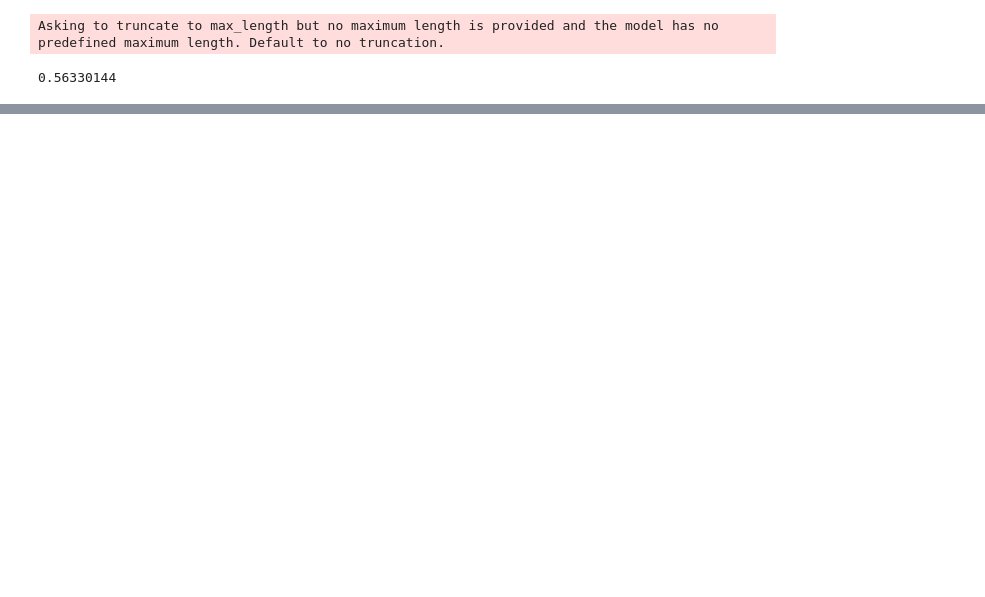
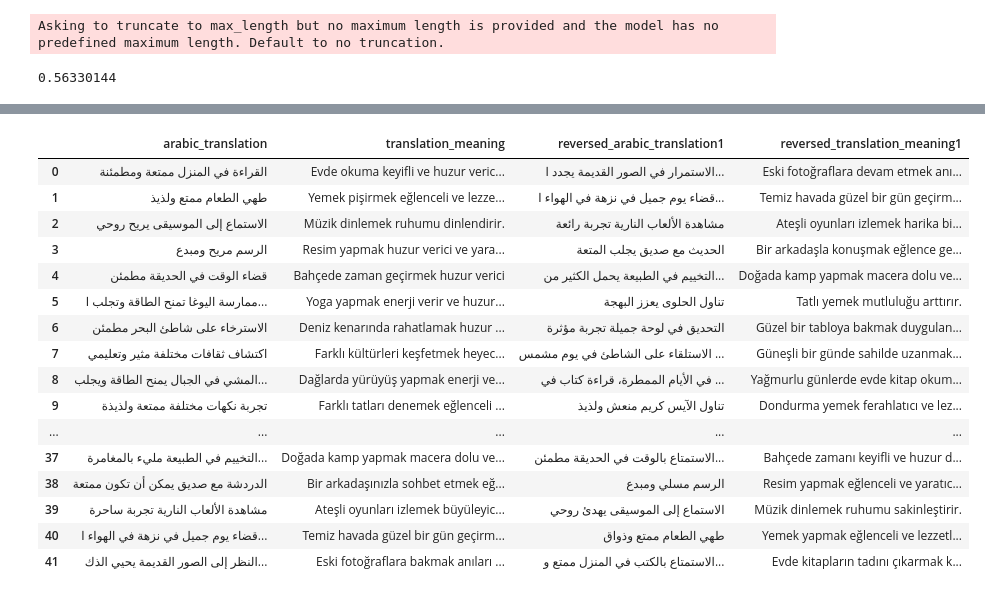
Before and after one commit to kadirculha/ArabicSimilarity, a Jupyter notebook: model_use.ipynb, the cells around one changed output, grey strips where cells are left out. Saved outputs shown, nothing was run; the diff lists cells and outputs as text; code cells hidden in the pictures; blank space fills up the shorter version.

```diff
--- a/model_use.ipynb
+++ b/model_use.ipynb
@@ -90,0 +127,23 @@ Similarity Score:0.9433769583702087
+# %%
+df["reversed_arabic_translation1"] = df["arabic_translation1"][::-1].values
+df["reversed_translation_meaning1"] = df["translation_meaning1"][::-1].values
+df = df[["arabic_translation","translation_meaning","reversed_arabic_translation1","reversed_translation_meaning1"]]
+df.head()
+# %% [output]
+|  | arabic_translation | translation_meaning | reversed_arabic_translation1 | reversed_translation_meaning1 |
+| 0 | القراءة في المنزل ممتعة ومطمئنة | Evde okuma keyifli ve huzur veric... | الاستمرار في الصور القديمة يجدد ا... | Eski fotoğraflara devam etmek anı... |
+| 1 | طهي الطعام ممتع ولذيذ | Yemek pişirmek eğlenceli ve lezze... | قضاء يوم جميل في نزهة في الهواء ا... | Temiz havada güzel bir gün geçirm... |
+| 2 | الاستماع إلى الموسيقى يريح روحي | Müzik dinlemek ruhumu dinlendirir. | مشاهدة الألعاب النارية تجربة رائعة | Ateşli oyunları izlemek harika bi... |
+| 3 | الرسم مريح ومبدع | Resim yapmak huzur verici ve yara... | الحديث مع صديق يجلب المتعة | Bir arkadaşla konuşmak eğlence ge... |
+| 4 | قضاء الوقت في الحديقة مطمئن | Bahçede zaman geçirmek huzur verici | التخييم في الطبيعة يحمل الكثير من... | Doğada kamp yapmak macera dolu ve... |
+| 5 | ممارسة اليوغا تمنح الطاقة وتجلب ا... | Yoga yapmak enerji verir ve huzur... | تناول الحلوى يعزز البهجة | Tatlı yemek mutluluğu arttırır. |
+| 6 | الاسترخاء على شاطئ البحر مطمئن | Deniz kenarında rahatlamak huzur ... | التحديق في لوحة جميلة تجربة مؤثرة | Güzel bir tabloya bakmak duygulan... |
+| 7 | اكتشاف ثقافات مختلفة مثير وتعليمي | Farklı kültürleri keşfetmek heyec... | الاستلقاء على الشاطئ في يوم مشمس ... | Güneşli bir günde sahilde uzanmak... |
+| 8 | المشي في الجبال يمنح الطاقة ويجلب... | Dağlarda yürüyüş yapmak enerji ve... | في الأيام الممطرة، قراءة كتاب في ... | Yağmurlu günlerde evde kitap okum... |
+| 9 | تجربة نكهات مختلفة ممتعة ولذيذة | Farklı tatları denemek eğlenceli ... | تناول الآيس كريم منعش ولذيذ | Dondurma yemek ferahlatıcı ve lez... |
+| ... | ... | ... | ... | ... |
+| 37 | التخييم في الطبيعة مليء بالمغامرة... | Doğada kamp yapmak macera dolu ve... | الاستمتاع بالوقت في الحديقة مطمئن... | Bahçede zamanı keyifli ve huzur d... |
+| 38 | الدردشة مع صديق يمكن أن تكون ممتعة | Bir arkadaşınızla sohbet etmek eğ... | الرسم مسلي ومبدع | Resim yapmak eğlenceli ve yaratıc... |
+| 39 | مشاهدة الألعاب النارية تجربة ساحرة | Ateşli oyunları izlemek büyüleyic... | الاستماع إلى الموسيقى يهدئ روحي | Müzik dinlemek ruhumu sakinleştirir. |
+| 40 | قضاء يوم جميل في نزهة في الهواء ا... | Temiz havada güzel bir gün geçirm... | طهي الطعام ممتع وذواق | Yemek yapmak eğlenceli ve lezzetl... |
+| 41 | النظر إلى الصور القديمة يحيي الذك... | Eski fotoğraflara bakmak anıları ... | الاستمتاع بالكتب في المنزل ممتع و... | Evde kitapların tadını çıkarmak k... |
```
Also changed, not shown: parts of 42 cells of this notebook, 4 other files.
